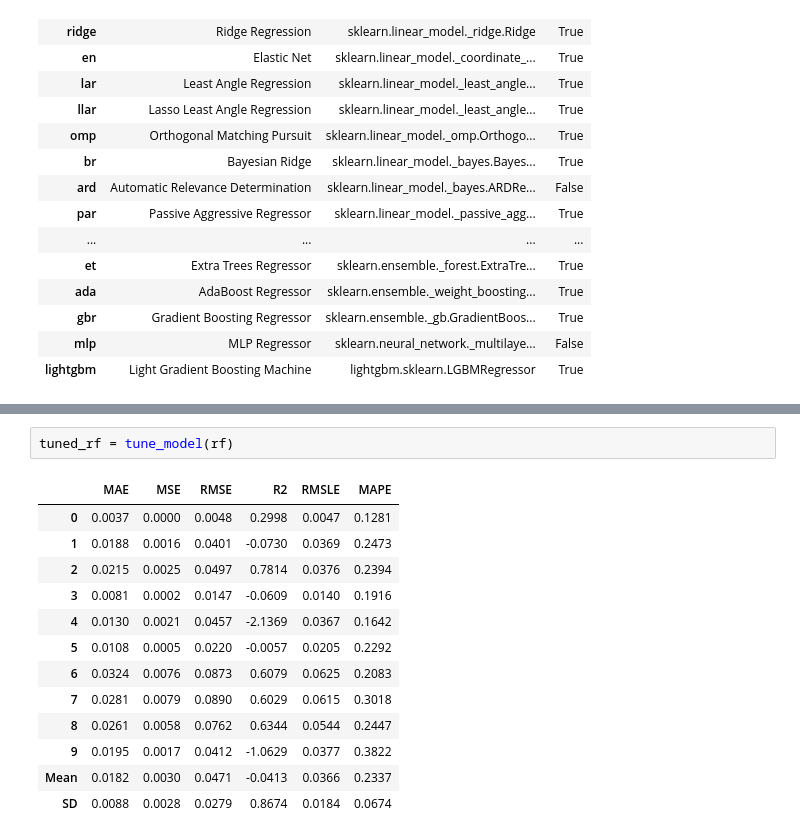
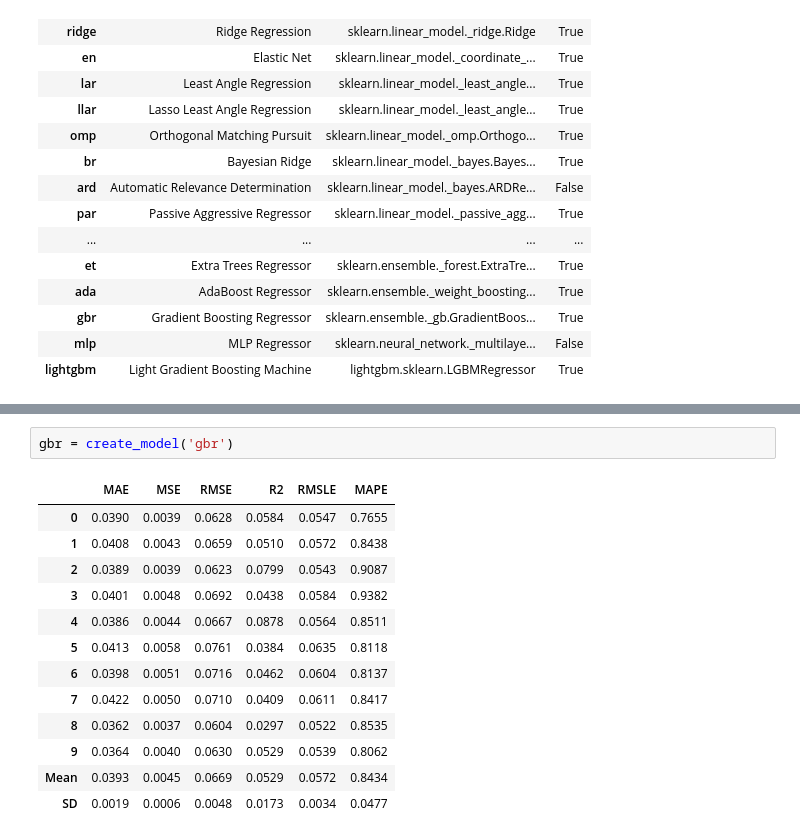
Before and after one commit to Haydenfiege/utility-forecaster, a Jupyter notebook: pycaret_forecast/pycaret_test.ipynb, the cells around one changed output, grey strips where cells are left out. Drawn from its saved outputs; the diff is of its cells as text.

```diff
--- a/pycaret_forecast/pycaret_test.ipynb
+++ b/pycaret_forecast/pycaret_test.ipynb
@@ -222,16 +214,16 @@ RandomForestRegressor(bootstrap=True, ccp_alpha=0.0, criterion='mse',
-# %%
-tuned_rf = tune_model(rf)
-# %% [output]
-|  | MAE | MSE | RMSE | R2 | RMSLE | MAPE |
-| 0 | 0.0037 | 0.0000 | 0.0048 | 0.2998 | 0.0047 | 0.1281 |
-| 1 | 0.0188 | 0.0016 | 0.0401 | -0.0730 | 0.0369 | 0.2473 |
-| 2 | 0.0215 | 0.0025 | 0.0497 | 0.7814 | 0.0376 | 0.2394 |
-| 3 | 0.0081 | 0.0002 | 0.0147 | -0.0609 | 0.0140 | 0.1916 |
-| 4 | 0.0130 | 0.0021 | 0.0457 | -2.1369 | 0.0367 | 0.1642 |
-| 5 | 0.0108 | 0.0005 | 0.0220 | -0.0057 | 0.0205 | 0.2292 |
-| 6 | 0.0324 | 0.0076 | 0.0873 | 0.6079 | 0.0625 | 0.2083 |
-| 7 | 0.0281 | 0.0079 | 0.0890 | 0.6029 | 0.0615 | 0.3018 |
-| 8 | 0.0261 | 0.0058 | 0.0762 | 0.6344 | 0.0544 | 0.2447 |
-| 9 | 0.0195 | 0.0017 | 0.0412 | -1.0629 | 0.0377 | 0.3822 |
-| Mean | 0.0182 | 0.0030 | 0.0471 | -0.0413 | 0.0366 | 0.2337 |
-| SD | 0.0088 | 0.0028 | 0.0279 | 0.8674 | 0.0184 | 0.0674 |
+# %%
+gbr = create_model('gbr')
+# %% [output]
+|  | MAE | MSE | RMSE | R2 | RMSLE | MAPE |
+| 0 | 0.0390 | 0.0039 | 0.0628 | 0.0584 | 0.0547 | 0.7655 |
+| 1 | 0.0408 | 0.0043 | 0.0659 | 0.0510 | 0.0572 | 0.8438 |
+| 2 | 0.0389 | 0.0039 | 0.0623 | 0.0799 | 0.0543 | 0.9087 |
+| 3 | 0.0401 | 0.0048 | 0.0692 | 0.0438 | 0.0584 | 0.9382 |
+| 4 | 0.0386 | 0.0044 | 0.0667 | 0.0878 | 0.0564 | 0.8511 |
+| 5 | 0.0413 | 0.0058 | 0.0761 | 0.0384 | 0.0635 | 0.8118 |
+| 6 | 0.0398 | 0.0051 | 0.0716 | 0.0462 | 0.0604 | 0.8137 |
+| 7 | 0.0422 | 0.0050 | 0.0710 | 0.0409 | 0.0611 | 0.8417 |
+| 8 | 0.0362 | 0.0037 | 0.0604 | 0.0297 | 0.0522 | 0.8535 |
+| 9 | 0.0364 | 0.0040 | 0.0630 | 0.0529 | 0.0539 | 0.8062 |
+| Mean | 0.0393 | 0.0045 | 0.0669 | 0.0529 | 0.0572 | 0.8434 |
+| SD | 0.0019 | 0.0006 | 0.0048 | 0.0173 | 0.0034 | 0.0477 |
```
Also changed, not shown: parts of 22 cells of this notebook.
